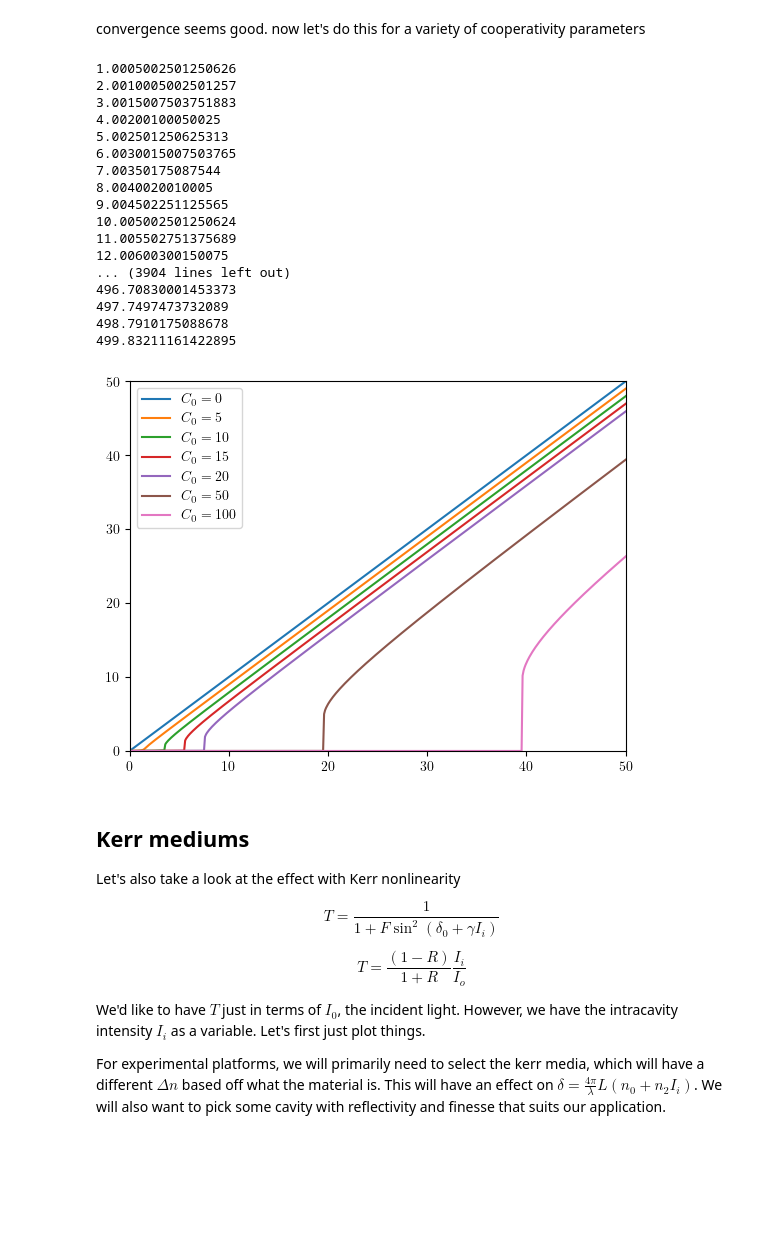
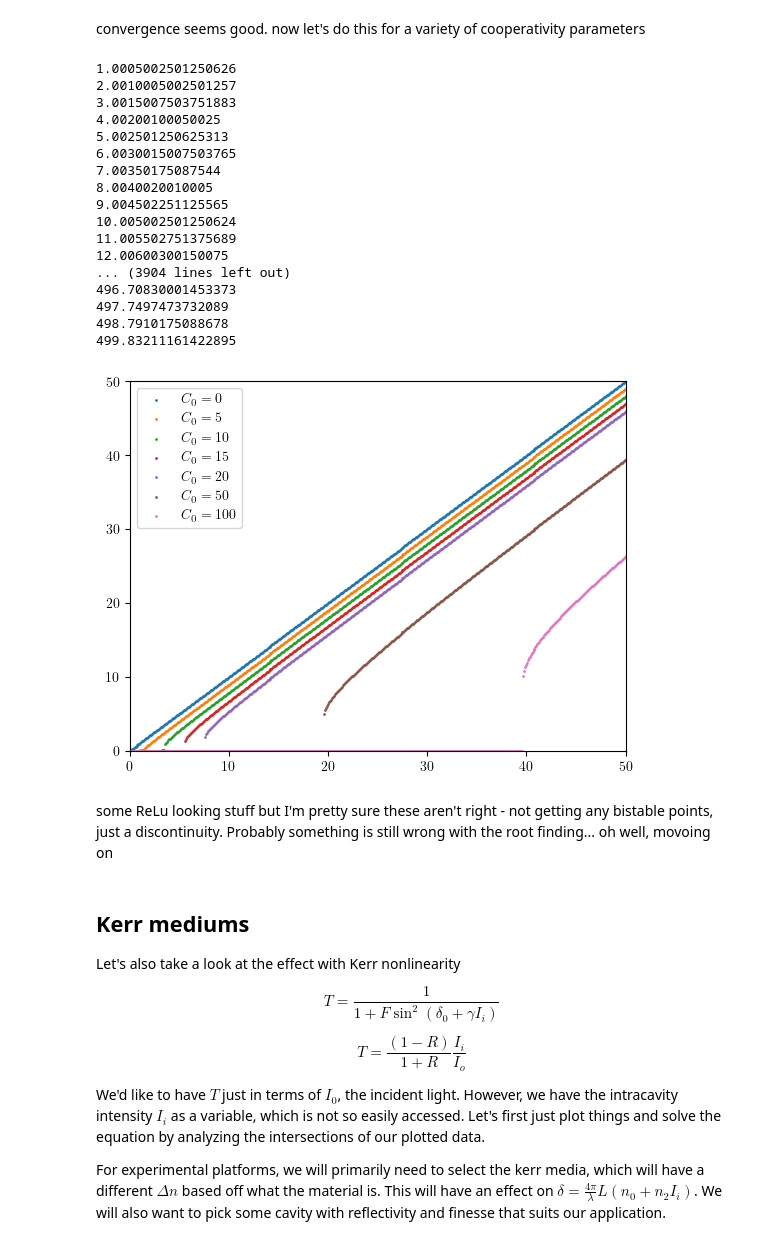
Before and after one commit to tyxiang0530/CavityNLONN, a Jupyter notebook: PreliminaryTheory.ipynb, the cells around one changed output. Saved outputs shown, nothing was run; the diff lists cells and outputs as text; code cells hidden in the pictures; blank space fills up the shorter version.

```diff
--- a/PreliminaryTheory.ipynb
+++ b/PreliminaryTheory.ipynb
@@ -164,31 +166,33 @@ convergence seems good. now let's do this for a variety of cooperativity paramet
 # %%
 C_0_arr = [0, 5, 10, 15, 20, 50, 100]
 for C_0 in C_0_arr:
     I_2_solutions = np.array([solve_I_2(I_1, C_0) for I_1 in I_1_arr])
-    plt.plot(I_1_arr, T*I_2_solutions, label=f"$C_0={C_0}$")
+    plt.scatter(I_1_arr, T*I_2_solutions, s=1, label=f"$C_0 = {C_0}$")
 plt.legend()
 plt.xlim(0,50)
 plt.ylim(0,50)
 plt.show()
 # %% [output]
 1.0005002501250626
 2.0010005002501257
 3.0015007503751883
 4.00200100050025
 5.002501250625313
 6.0030015007503765
 7.00350175087544
 8.0040020010005
 9.004502251125565
 10.005002501250624
 11.005502751375689
 12.00600300150075
 ... (3904 lines left out)
 496.70830001453373
 497.7497473732089
 498.7910175088678
 499.83211161422895
-[figure, old version]
+[figure, new version]
+# %% [markdown]
+some ReLu looking stuff but I'm pretty sure these aren't right - not getting any bistable points, just a discontinuity. Probably something is still wrong with the root finding... oh well, movoing on
 # %% [markdown]
 ## Kerr mediums
 
@@ -202,7 +206,7 @@ T = \frac{1}{1 + F \sin^2(\delta_0 + \gamma I_i)} \tag{1}
 T = \frac{(1 - R)}{1 + R } \frac{I_i}{I_o}\tag{2}
 \end{equation}
 
-We'd like to have $T$ just in terms of $I_0$, the incident light. However, we have the intracavity intensity $I_i$ as a variable. Let's first just plot things.
+We'd like to have $T$ just in terms of $I_0$, the incident light. However, we have the intracavity intensity $I_i$ as a variable, which is not so easily accessed. Let's first just plot things and solve the equation by analyzing the intersections of our plotted data.
 
 For experimental platforms, we will primarily need to select the kerr media, which will have a different $\Delta n$ based off what the material is. This will have an effect on $\delta = \frac{4 \pi}{\lambda} L (n_0 + n_2 I_i)$. We will also want to pick some cavity with reflectivity and finesse that suits our application.
 # %%
```
Also changed, not shown: parts of 8 cells of this notebook.
